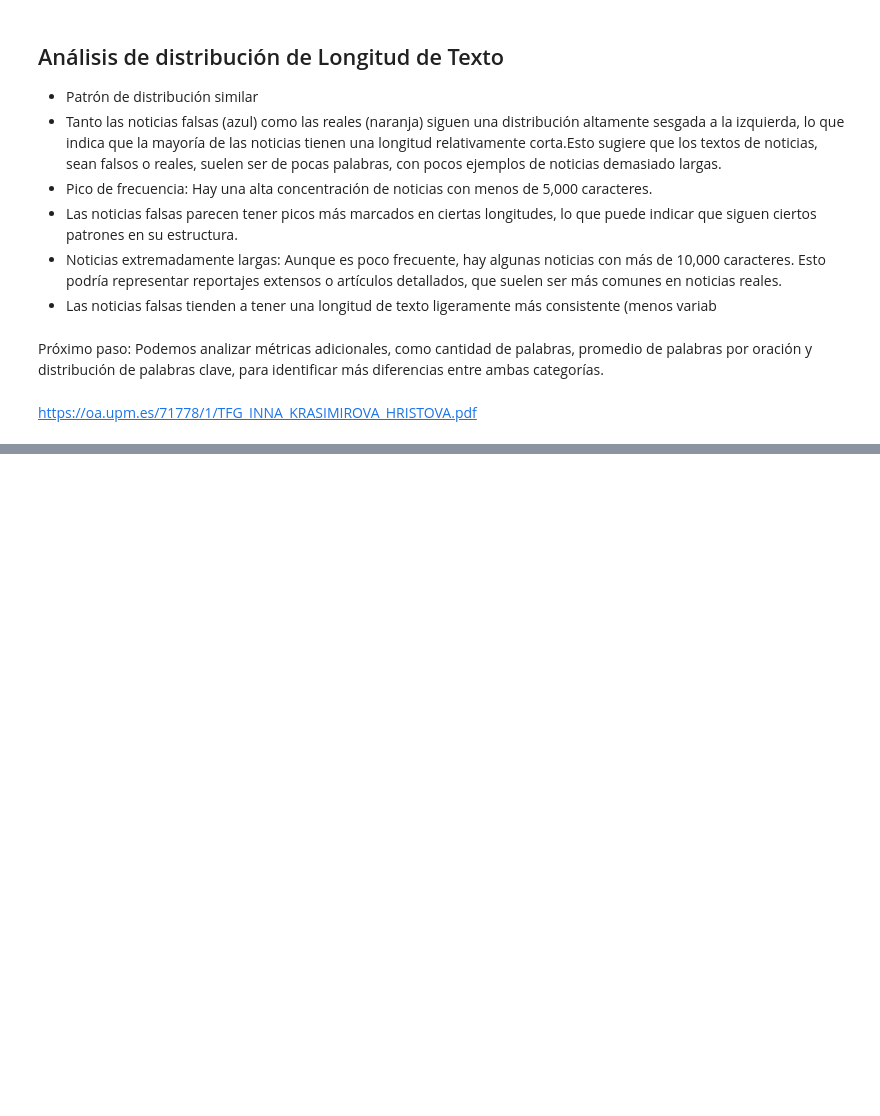
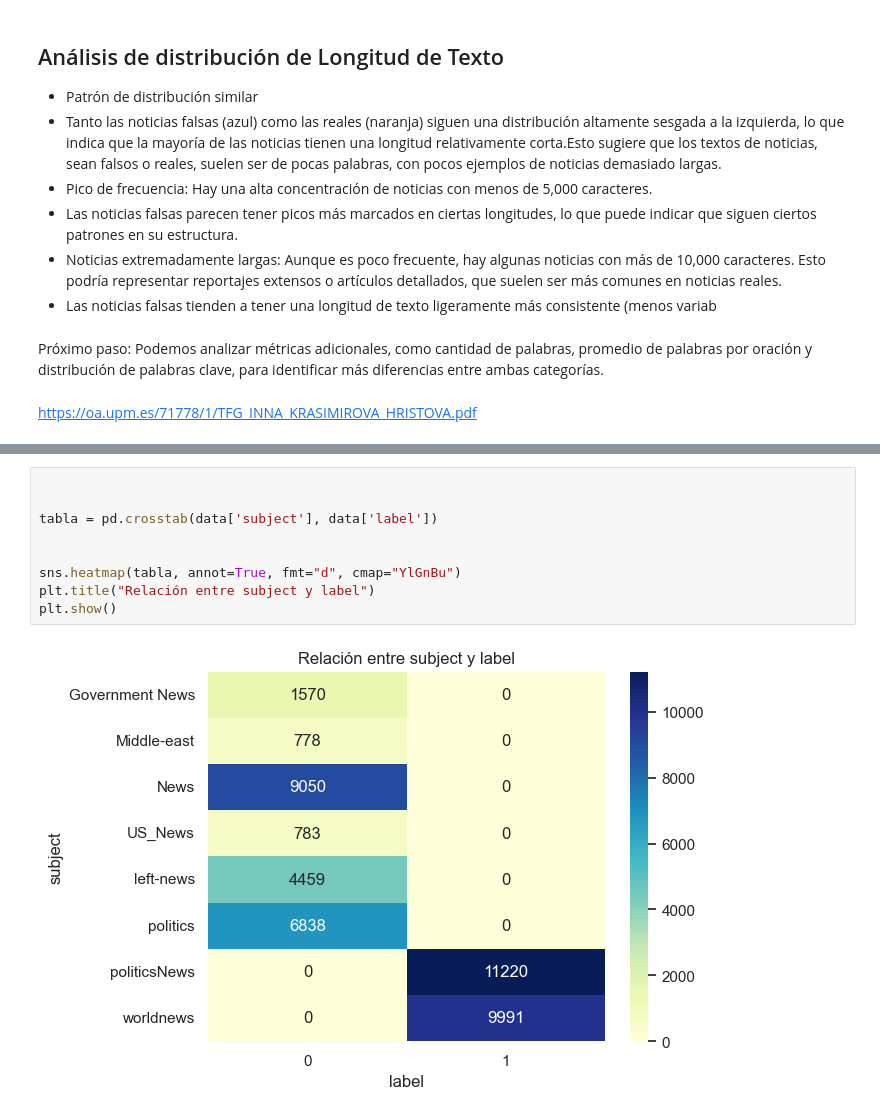
Before and after one commit to IsabelRomoBru/proyecto_machine_learning_Fake_News, a Jupyter notebook: notebooks/EDA.ipynb, the cells around one changed output, grey strips where cells are left out. Cells and saved outputs as stored; diff of their text form; blank space fills up the shorter version.

```diff
--- a/notebooks/EDA.ipynb
+++ b/notebooks/EDA.ipynb
@@ -456,0 +438,11 @@ b
+# %%
+
+
+tabla = pd.crosstab(data['subject'], data['label'])
+
+
+sns.heatmap(tabla, annot=True, fmt="d", cmap="YlGnBu")
+plt.title("Relación entre subject y label")
+plt.show()
+# %% [output]
+[figure, added]
```
Also changed, not shown: parts of 23 cells of this notebook, 9 other files.
